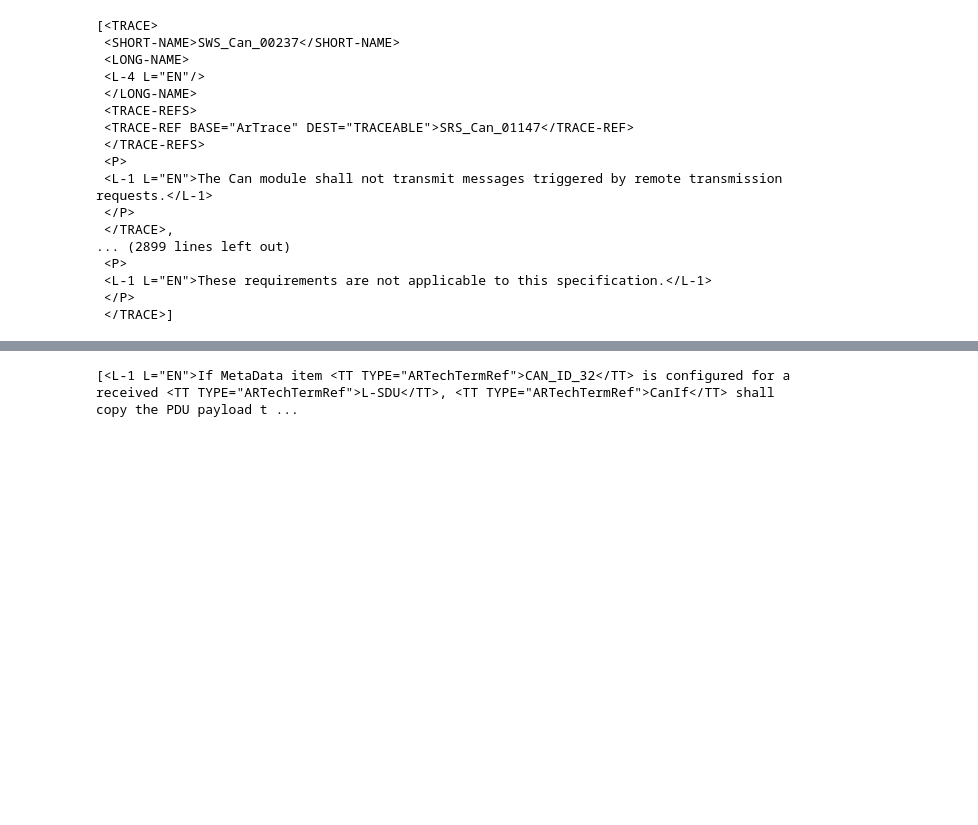
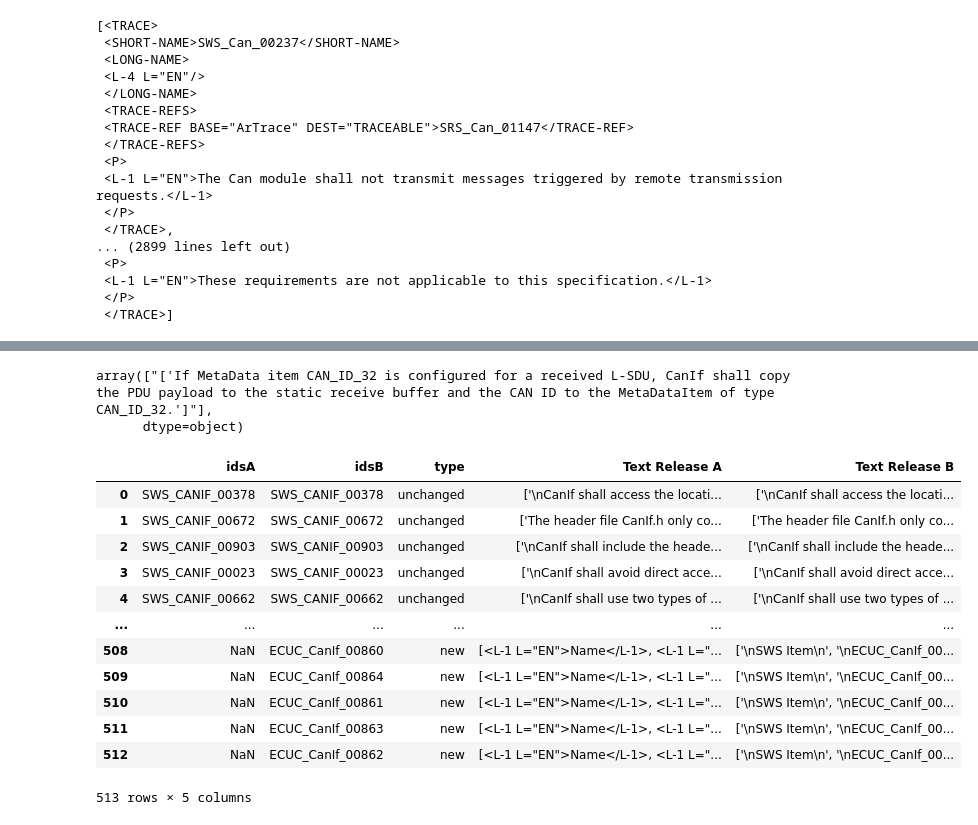
Before and after one commit to FabianWylczoch/BISCapstone, a Jupyter notebook: ChangeDetection.ipynb, the cells around one changed output, grey strips where cells are left out. Saved outputs shown, nothing was run; the diff lists cells and outputs as text; code cells hidden in the pictures; blank space fills up the shorter version.

```diff
--- a/ChangeDetection.ipynb
+++ b/ChangeDetection.ipynb
@@ -147,5 +106,22 @@ array(['[<L-1 L="EN">Name</L-1>, <L-1 L="EN">CANIF_SEV_TX_ERROR_DETECTED<TT TYPE
       dtype=object)
-# %%
-soup.find('SHORT-NAME', string='SWS_CANIF_00851').parent.find_all('L-1')
-# %% [output]
-[<L-1 L="EN">If MetaData item <TT TYPE="ARTechTermRef">CAN_ID_32</TT> is configured for a received <TT TYPE="ARTechTermRef">L-SDU</TT>, <TT TYPE="ARTechTermRef">CanIf</TT> shall copy the PDU payload t ...
+# %%
+df[df['idsB']=='SWS_CANIF_00851']['Text Release B'].values
+# %% [output]
+array(["['If MetaData item CAN_ID_32 is configured for a received L-SDU, CanIf shall copy the PDU payload to the static receive buffer and the CAN ID to the MetaDataItem of type CAN_ID_32.']"],
+      dtype=object)
+# %%
+df_merged
+# %% [output]
+|  | idsA | idsB | type | Text Release A | Text Release B |
+| 0 | SWS_CANIF_00378 | SWS_CANIF_00378 | unchanged | ['\nCanIf shall access the locati... | ['\nCanIf shall access the locati... |
+| 1 | SWS_CANIF_00672 | SWS_CANIF_00672 | unchanged | ['The header file CanIf.h only co... | ['The header file CanIf.h only co... |
+| 2 | SWS_CANIF_00903 | SWS_CANIF_00903 | unchanged | ['\nCanIf shall include the heade... | ['\nCanIf shall include the heade... |
+| 3 | SWS_CANIF_00023 | SWS_CANIF_00023 | unchanged | ['\nCanIf shall avoid direct acce... | ['\nCanIf shall avoid direct acce... |
+| 4 | SWS_CANIF_00662 | SWS_CANIF_00662 | unchanged | ['\nCanIf shall use two types of ... | ['\nCanIf shall use two types of ... |
+| ... | ... | ... | ... | ... | ... |
+| 508 | NaN | ECUC_CanIf_00860 | new | [<L-1 L="EN">Name</L-1>, <L-1 L="... | ['\nSWS Item\n', '\nECUC_CanIf_00... |
+| 509 | NaN | ECUC_CanIf_00864 | new | [<L-1 L="EN">Name</L-1>, <L-1 L="... | ['\nSWS Item\n', '\nECUC_CanIf_00... |
+| 510 | NaN | ECUC_CanIf_00861 | new | [<L-1 L="EN">Name</L-1>, <L-1 L="... | ['\nSWS Item\n', '\nECUC_CanIf_00... |
+| 511 | NaN | ECUC_CanIf_00863 | new | [<L-1 L="EN">Name</L-1>, <L-1 L="... | ['\nSWS Item\n', '\nECUC_CanIf_00... |
+| 512 | NaN | ECUC_CanIf_00862 | new | [<L-1 L="EN">Name</L-1>, <L-1 L="... | ['\nSWS Item\n', '\nECUC_CanIf_00... |
+513 rows × 5 columns
```
Also changed, not shown: parts of 5 cells of this notebook.
